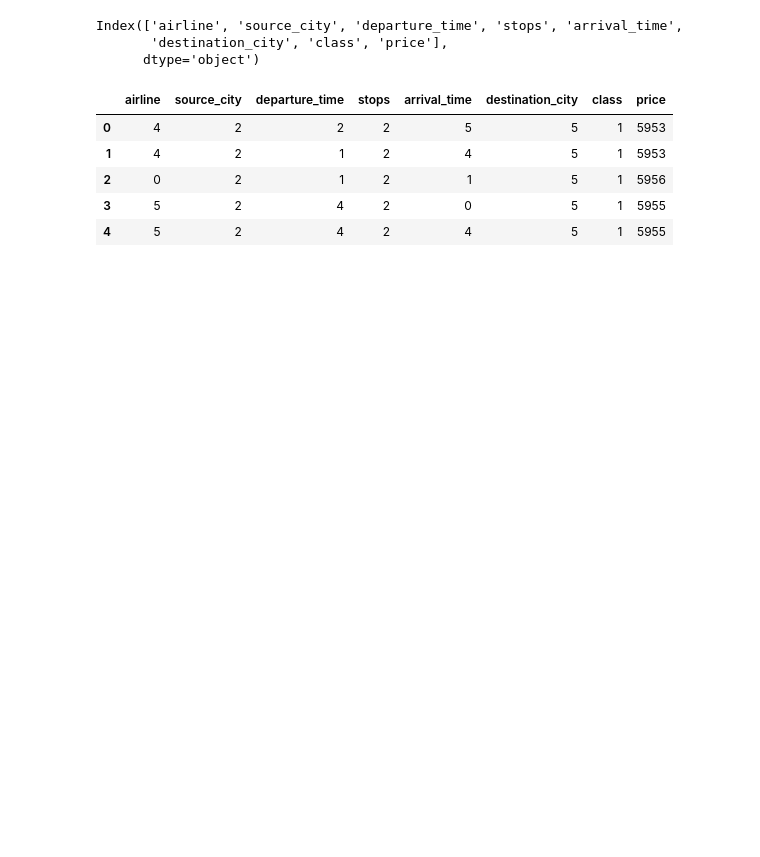
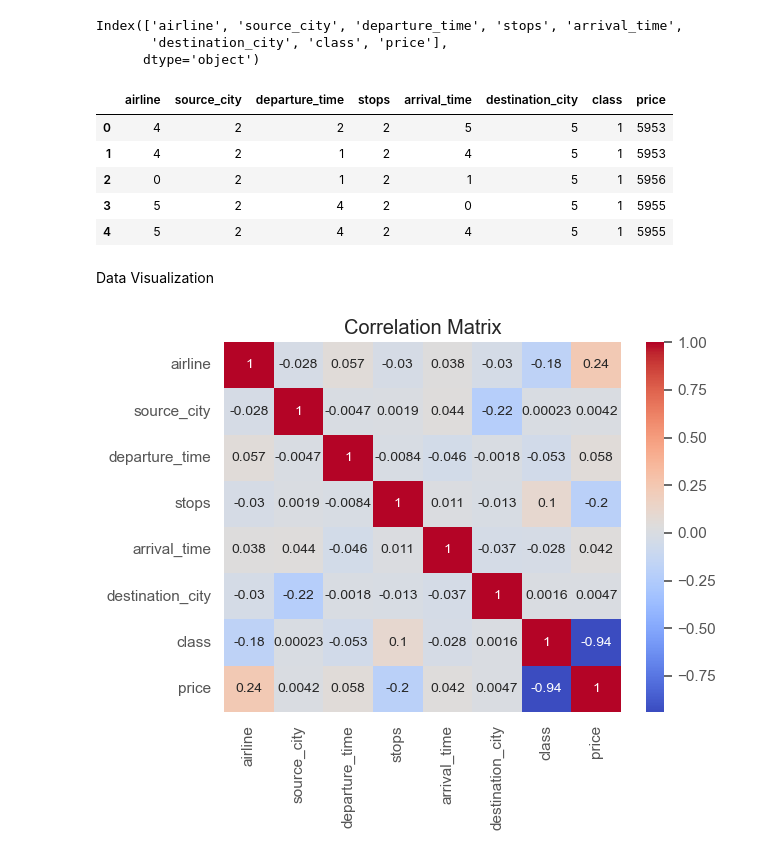
Before and after one commit to Aomr112/Expect-flight-ticket-prices, a Jupyter notebook: flight.ipynb, the cells around one changed output. Cells and saved outputs as stored; diff of their text form; code cells hidden in the pictures; blank space fills up the shorter version.

Commit message:
Data Visualization

```diff
--- a/flight.ipynb
+++ b/flight.ipynb
@@ -217,3 +217,12 @@ df_cleaned.head()
 | 2 | 0 | 2 | 1 | 2 | 1 | 5 | 1 | 5956 |
 | 3 | 5 | 2 | 4 | 2 | 0 | 5 | 1 | 5955 |
 | 4 | 5 | 2 | 4 | 2 | 4 | 5 | 1 | 5955 |
+# %% [markdown]
+Data Visualization
+# %%
+#To know the most important columns
+sns.heatmap(df_cleaned.corr(), annot=True,cmap="coolwarm")
+plt.title("Correlation Matrix")
+plt.show()
+# %% [output]
+[figure, added]
```
Also changed, not shown: parts of 4 cells of this notebook.
